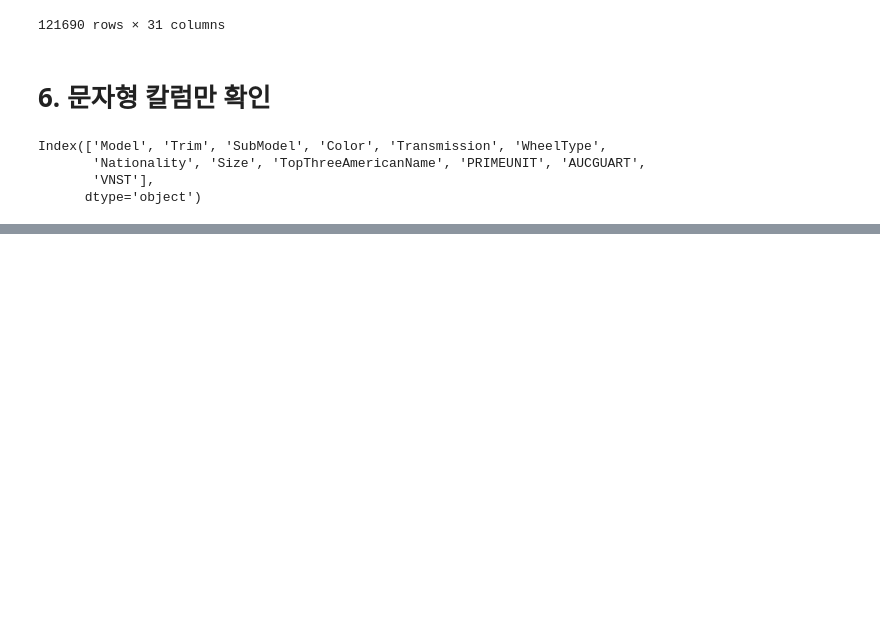
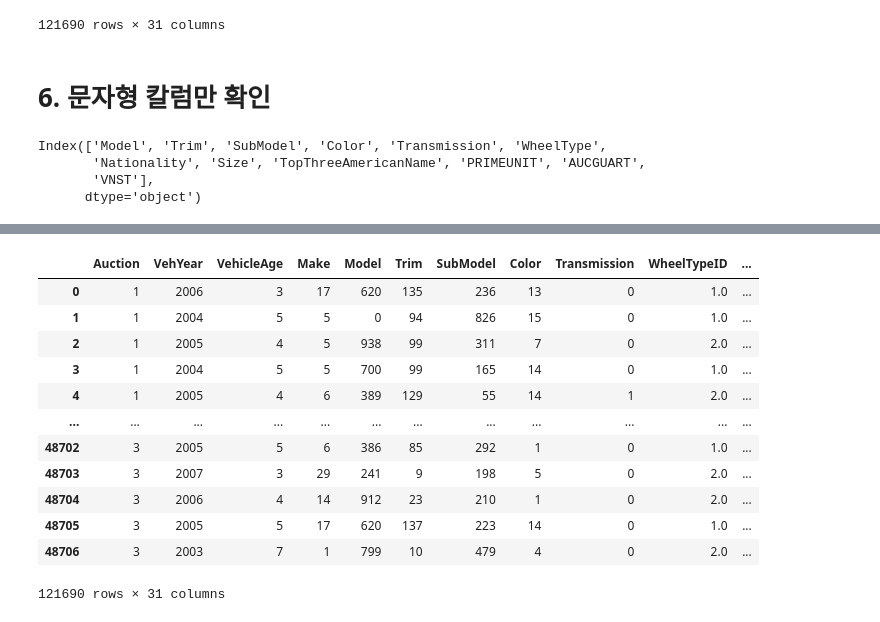
Before and after one commit to psuny1116/kaggle, a Jupyter notebook: Don't get kicked.ipynb, the cells around one changed output, grey strips where cells are left out. Saved outputs shown, nothing was run; the diff lists cells and outputs as text; code cells hidden in the pictures; blank space fills up the shorter version.

```diff
--- a/Don't get kicked.ipynb
+++ b/Don't get kicked.ipynb
@@ -185,0 +208,19 @@ Index(['Model', 'Trim', 'SubModel', 'Color', 'Transmission', 'WheelType',
+# %%
+for i in c:
+  alldata2[i] = le.fit_transform(list(alldata2[i]))     # 코랩에서는 list()를 안해도 에러나지 않지만 캐글에서는 에러발생
+                                                        # NaN값이 float로 되기 때문
+alldata2
+# %% [output]
+|  | Auction | VehYear | VehicleAge | Make | Model | Trim | SubModel | Color | Transmission | WheelTypeID | ... |
+| 0 | 1 | 2006 | 3 | 17 | 620 | 135 | 236 | 13 | 0 | 1.0 | ... |
+| 1 | 1 | 2004 | 5 | 5 | 0 | 94 | 826 | 15 | 0 | 1.0 | ... |
+| 2 | 1 | 2005 | 4 | 5 | 938 | 99 | 311 | 7 | 0 | 2.0 | ... |
+| 3 | 1 | 2004 | 5 | 5 | 700 | 99 | 165 | 14 | 0 | 1.0 | ... |
+| 4 | 1 | 2005 | 4 | 6 | 389 | 129 | 55 | 14 | 1 | 2.0 | ... |
+| ... | ... | ... | ... | ... | ... | ... | ... | ... | ... | ... | ... |
+| 48702 | 3 | 2005 | 5 | 6 | 386 | 85 | 292 | 1 | 0 | 1.0 | ... |
+| 48703 | 3 | 2007 | 3 | 29 | 241 | 9 | 198 | 5 | 0 | 2.0 | ... |
+| 48704 | 3 | 2006 | 4 | 14 | 912 | 23 | 210 | 1 | 0 | 2.0 | ... |
+| 48705 | 3 | 2005 | 5 | 17 | 620 | 137 | 223 | 14 | 0 | 1.0 | ... |
+| 48706 | 3 | 2003 | 7 | 1 | 799 | 10 | 479 | 4 | 0 | 2.0 | ... |
+121690 rows × 31 columns
```
Also changed, not shown: parts of 18 cells of this notebook.
